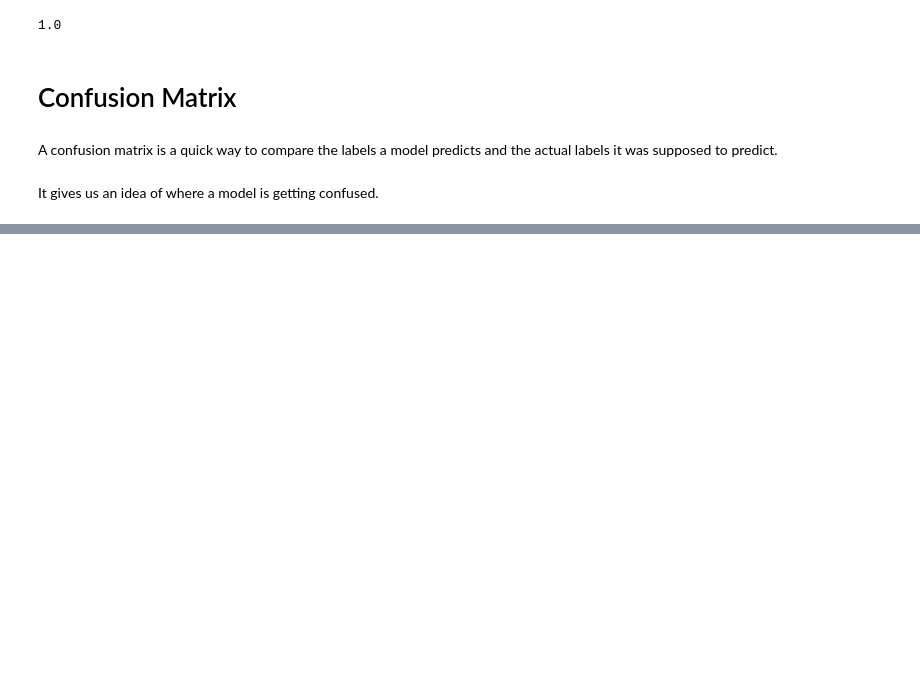
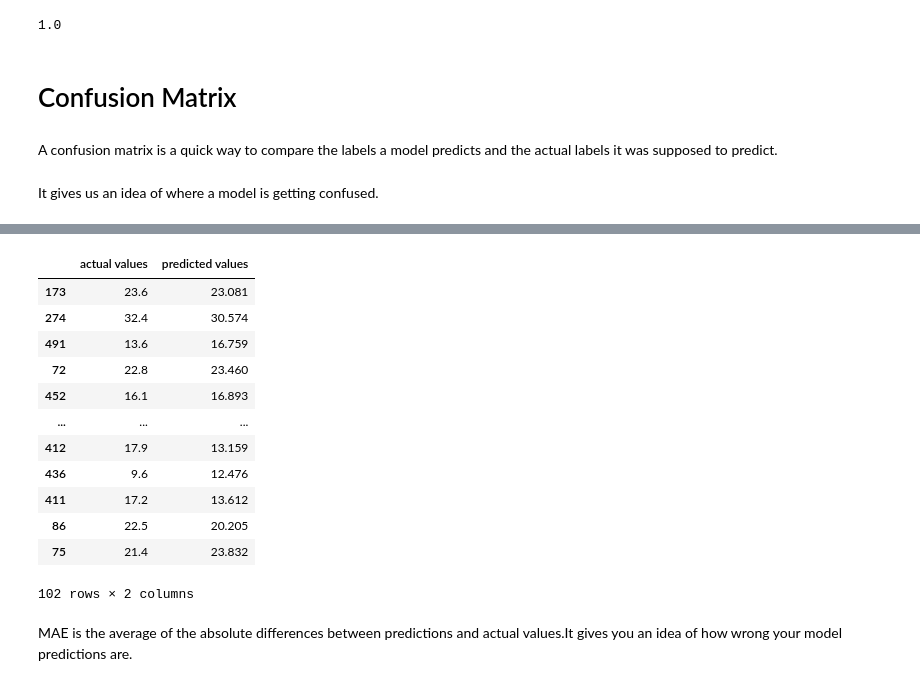
Before and after one commit to bishal5917/SK_Model, a Jupyter notebook: Scikit.ipynb, the cells around one changed output, grey strips where cells are left out. Cells and saved outputs as stored; diff of their text form; code cells hidden in the pictures; blank space fills up the shorter version.

```diff
--- a/Scikit.ipynb
+++ b/Scikit.ipynb
@@ -1023,0 +1109,21 @@ pd.crosstab(y_test,y_preds,rownames=["Actual Labels"],
+# %%
+df=pd.DataFrame(data={"actual values":y_test,"predicted values":y_preds})
+# %%
+df
+# %% [output]
+|  | actual values | predicted values |
+| 173 | 23.6 | 23.081 |
+| 274 | 32.4 | 30.574 |
+| 491 | 13.6 | 16.759 |
+| 72 | 22.8 | 23.460 |
+| 452 | 16.1 | 16.893 |
+| ... | ... | ... |
+| 412 | 17.9 | 13.159 |
+| 436 | 9.6 | 12.476 |
+| 411 | 17.2 | 13.612 |
+| 86 | 22.5 | 20.205 |
+| 75 | 21.4 | 23.832 |
+102 rows × 2 columns
+# %% [markdown]
+MAE is the average of the absolute differences between predictions and actual
+values.It gives you an idea of how wrong your model predictions are.
```
Also changed, not shown: parts of 31 cells of this notebook, 1 other file.
